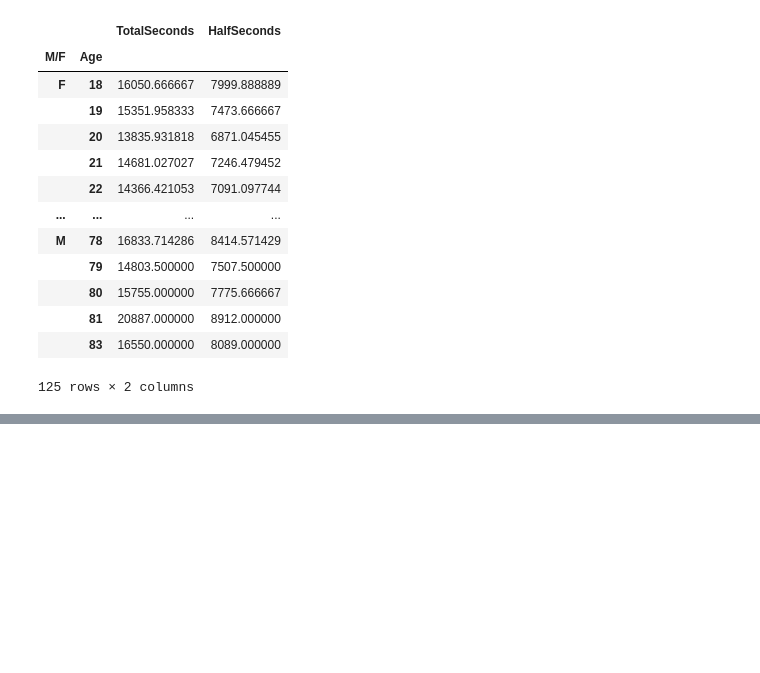
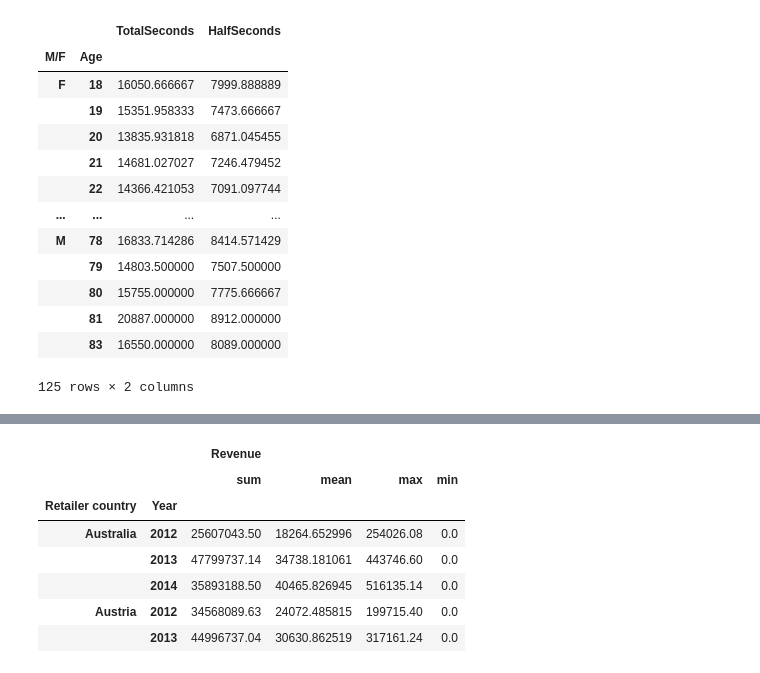
Before and after one commit to Szafranerio/Data_InDepth, a Jupyter notebook: Pandas/Pandas_GroupBy.ipynb, the cells around one changed output, grey strips where cells are left out. Cells and saved outputs as stored; diff of their text form; code cells hidden in the pictures; blank space fills up the shorter version.

```diff
--- a/Pandas/Pandas_GroupBy.ipynb
+++ b/Pandas/Pandas_GroupBy.ipynb
@@ -530,0 +606,13 @@ sex_age.get_group(('M', 25)).head()
+# %%
+#If not going to be changed then define it at the beggining
+my_calculations = ['sum', 'mean', 'max', 'min']
+groups.agg({'Revenue': my_calculations}).head()
+# %% [output]
+|  |  | Revenue |  |  |  |
+|  |  | sum | mean | max | min |
+| Retailer country | Year |  |  |  |  |
+| Australia | 2012 | 25607043.50 | 18264.652996 | 254026.08 | 0.0 |
+|  | 2013 | 47799737.14 | 34738.181061 | 443746.60 | 0.0 |
+|  | 2014 | 35893188.50 | 40465.826945 | 516135.14 | 0.0 |
+| Austria | 2012 | 34568089.63 | 24072.485815 | 199715.40 | 0.0 |
+|  | 2013 | 44996737.04 | 30630.862519 | 317161.24 | 0.0 |
```
Also changed, not shown: parts of 11 cells of this notebook.
